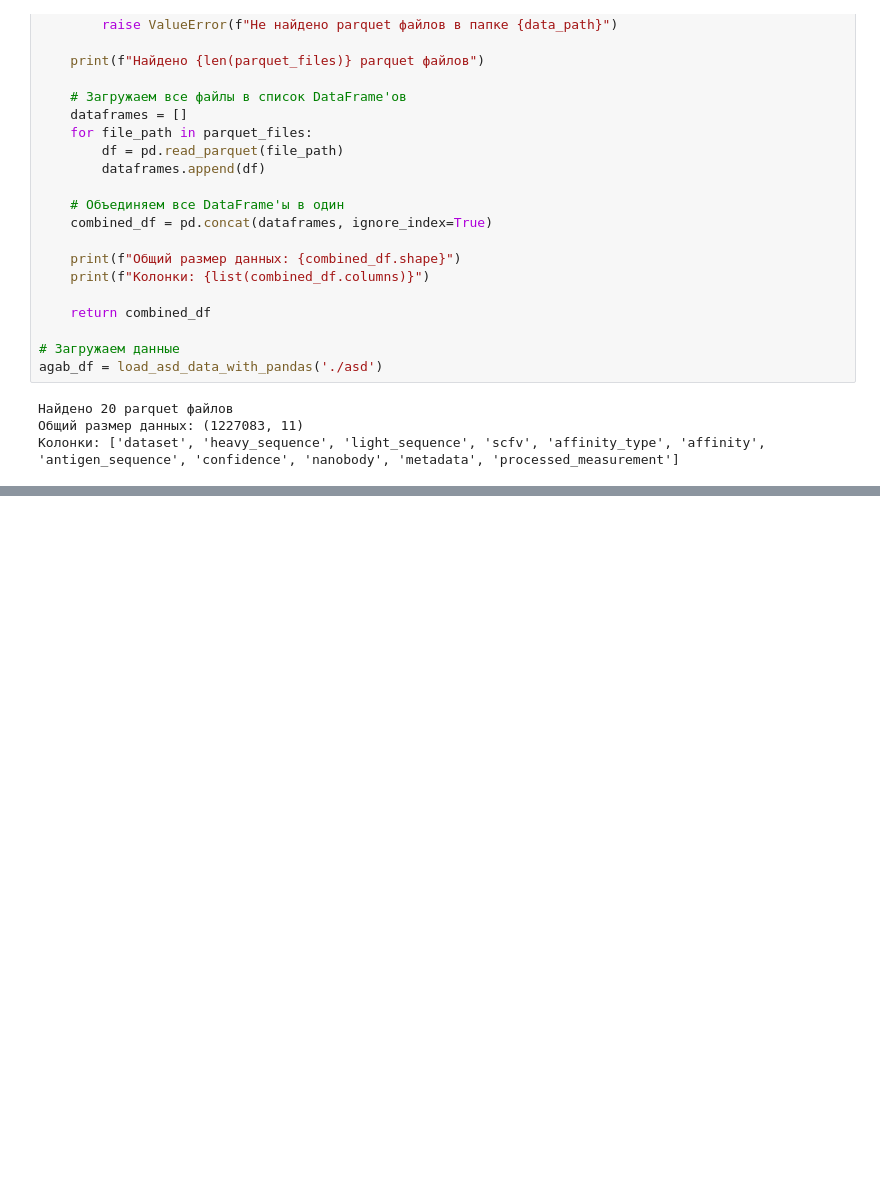
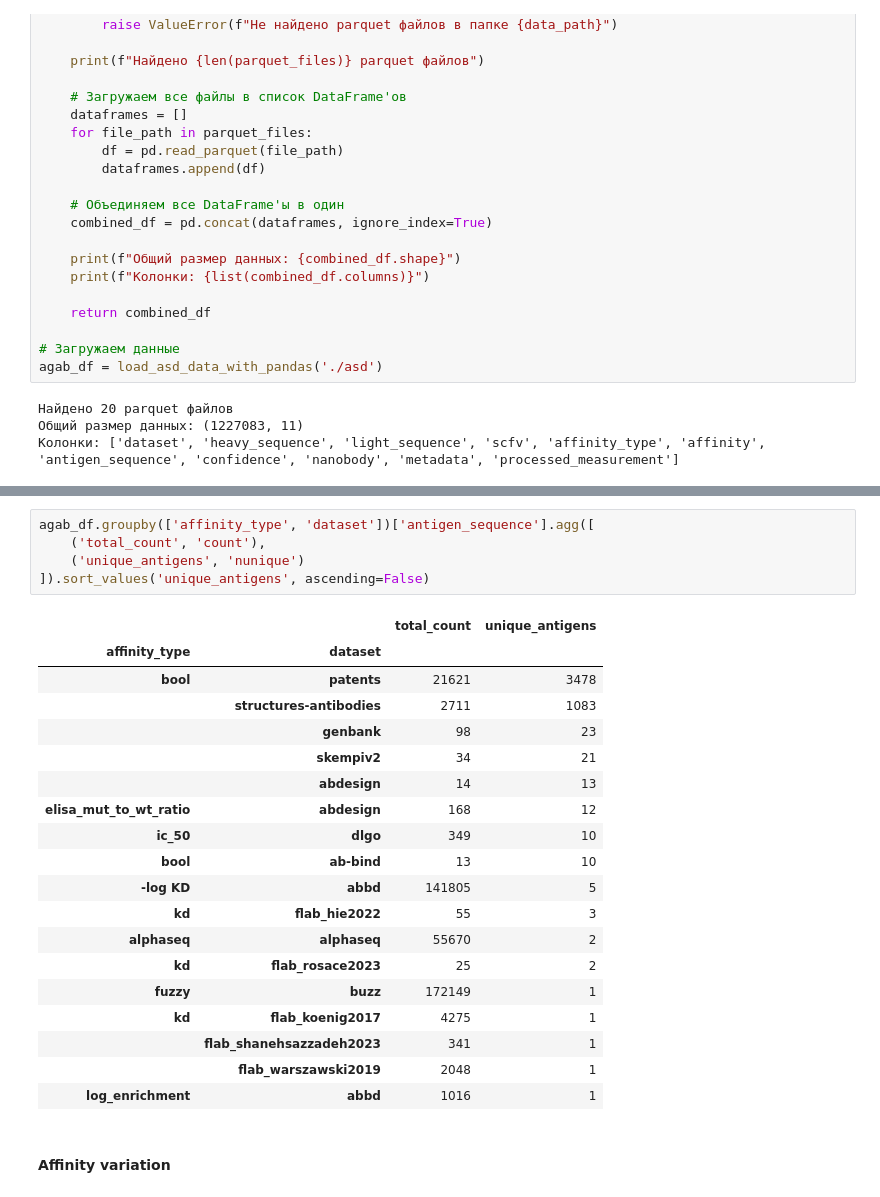
Before and after one commit to younggod2/llm-antibody-fv-generation, a Jupyter notebook: data/01_data_processing.ipynb, the cells around one changed output, grey strips where cells are left out. Saved outputs shown, nothing was run; the diff lists cells and outputs as text; blank space fills up the shorter version.

```diff
--- a/data/01_data_processing.ipynb
+++ b/data/01_data_processing.ipynb
@@ -120,6 +159,33 @@ log_enrichment             1016
 ic_50                       349
 elisa_mut_to_wt_ratio       168
 Name: count, dtype: int64
+# %%
+agab_df.groupby(['affinity_type', 'dataset'])['antigen_sequence'].agg([
+    ('total_count', 'count'),
+    ('unique_antigens', 'nunique')
+]).sort_values('unique_antigens', ascending=False)
+# %% [output]
+|  |  | total_count | unique_antigens |
+| affinity_type | dataset |  |  |
+| bool | patents | 21621 | 3478 |
+|  | structures-antibodies | 2711 | 1083 |
+|  | genbank | 98 | 23 |
+|  | skempiv2 | 34 | 21 |
+|  | abdesign | 14 | 13 |
+| elisa_mut_to_wt_ratio | abdesign | 168 | 12 |
+| ic_50 | dlgo | 349 | 10 |
+| bool | ab-bind | 13 | 10 |
+| -log KD | abbd | 141805 | 5 |
+| kd | flab_hie2022 | 55 | 3 |
+| alphaseq | alphaseq | 55670 | 2 |
+| kd | flab_rosace2023 | 25 | 2 |
+| fuzzy | buzz | 172149 | 1 |
+| kd | flab_koenig2017 | 4275 | 1 |
+|  | flab_shanehsazzadeh2023 | 341 | 1 |
+|  | flab_warszawski2019 | 2048 | 1 |
+| log_enrichment | abbd | 1016 | 1 |
+# %% [markdown]
+#### Affinity variation
 # %%
 print("=== АНАЛИЗ РАЗЛИЧИЙ В ПОЛЯХ ДЛЯ ДУБЛИКАТОВ ПО ПОСЛЕДОВАТЕЛЬНОСТЯМ (agab_df) ===\n")
 
```
Also changed, not shown: parts of 20 cells of this notebook, 10 other files.
